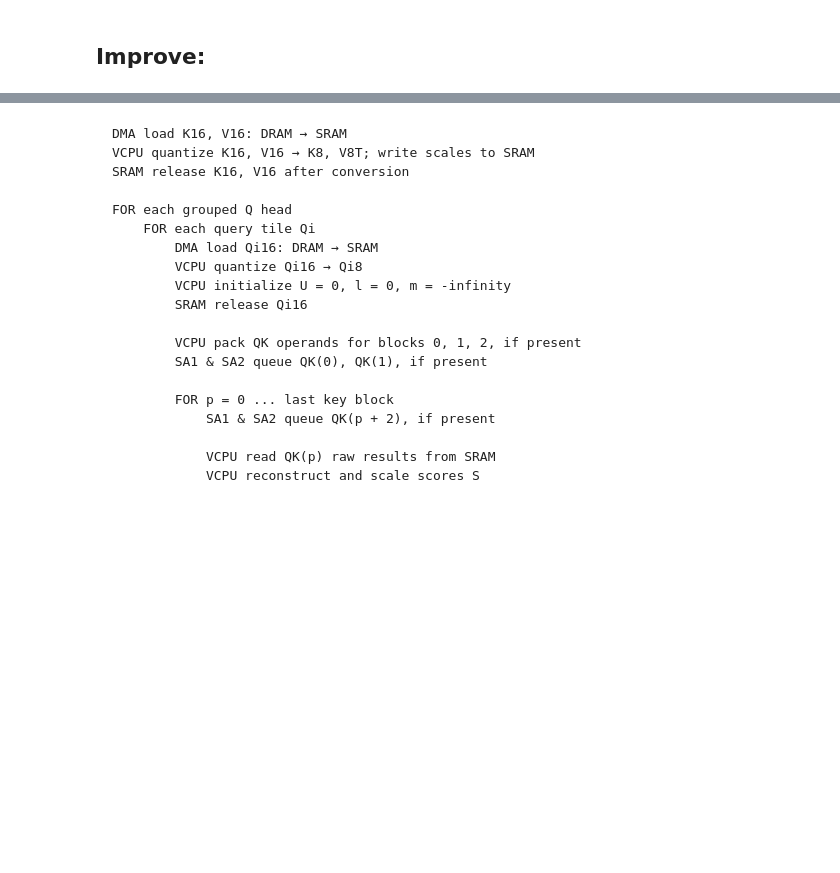
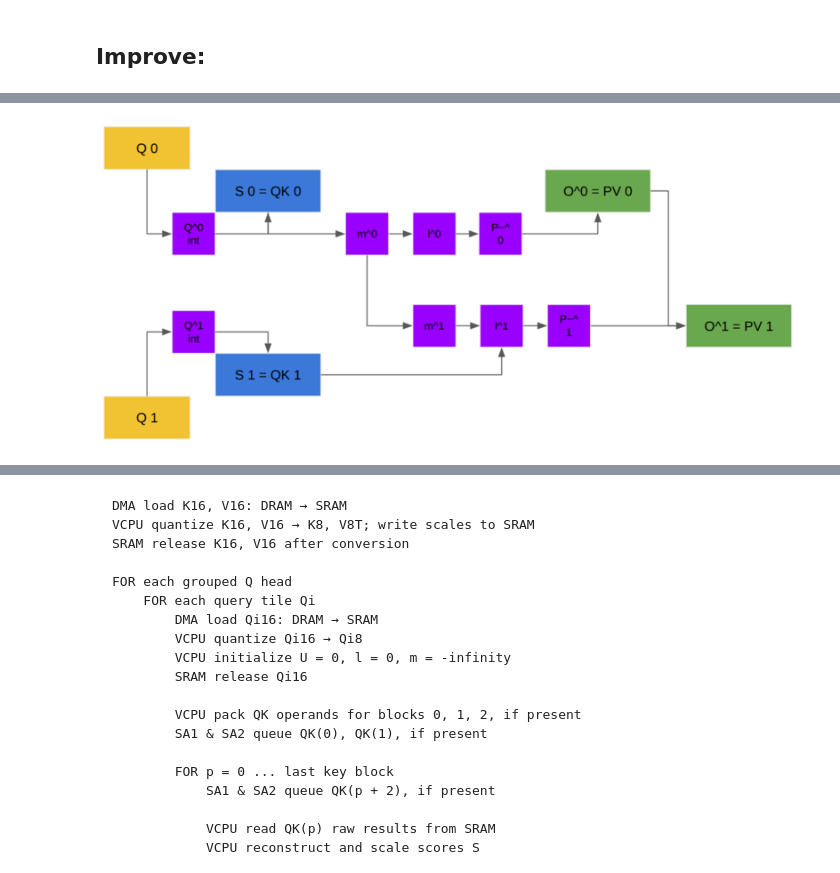
Before and after one commit to raulniconico/Flash-Attention-Assignment, a Jupyter notebook: 3.flash_attention.ipynb, the cells around one changed output, grey strips where cells are left out. Drawn from its saved outputs; the diff is of its cells as text; code cells hidden in the pictures; blank space fills up the shorter version.

```diff
--- a/3.flash_attention.ipynb
+++ b/3.flash_attention.ipynb
@@ -42,0 +63,4 @@ same as in the pipeline parallelization
+# %%
+plot("img/schedule_dependency.png", 800)
+# %% [output]
+[figure, added]
```
Also changed, not shown: parts of 24 cells of this notebook, 13 other files.
